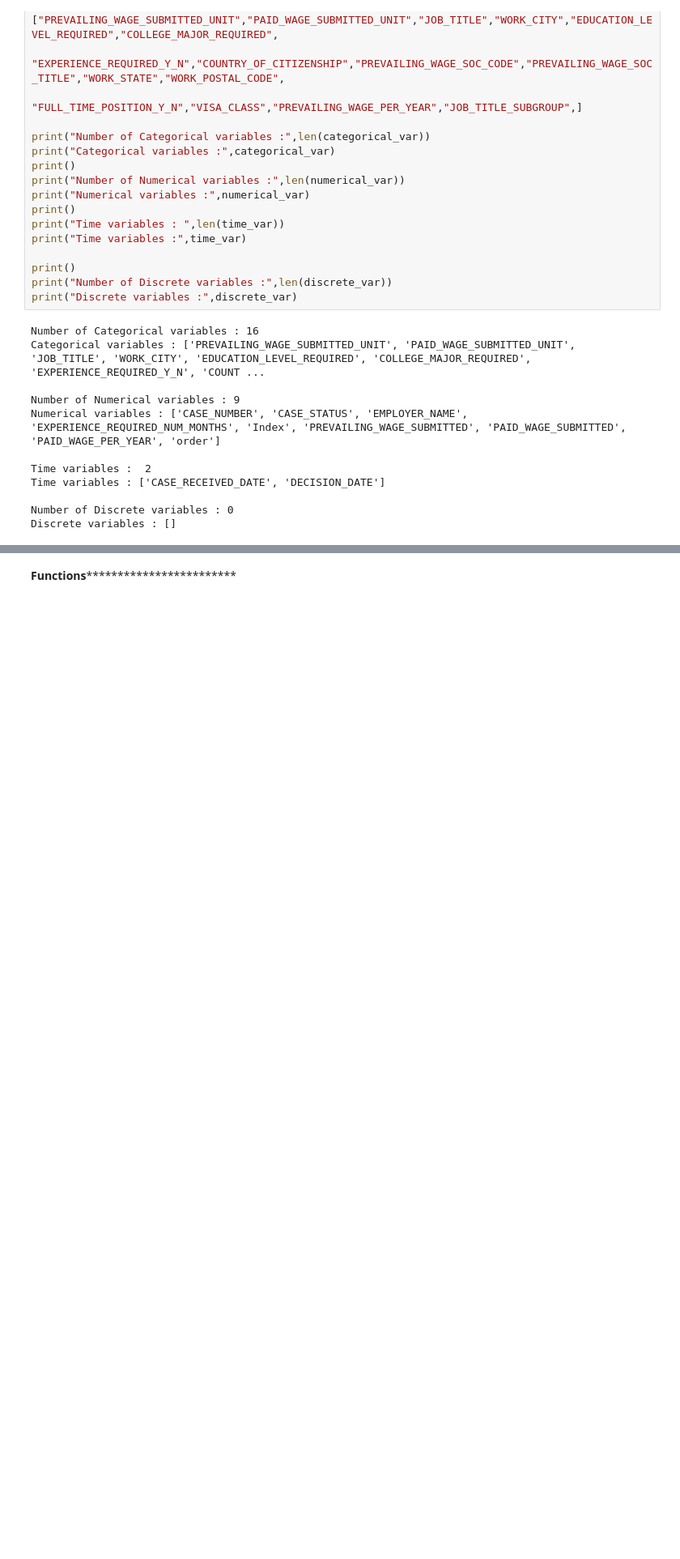
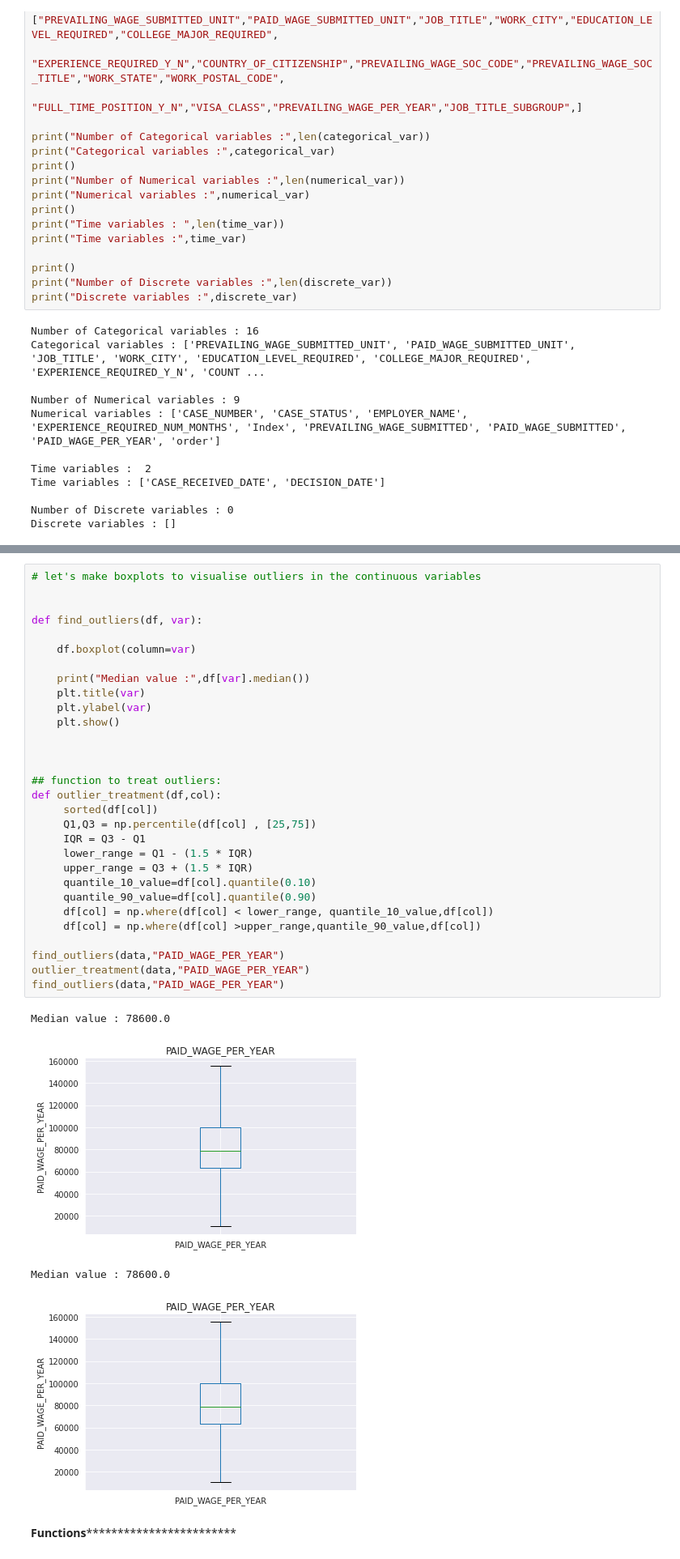
Before and after one commit to chandra-sekar-1983/data_visualization, a Jupyter notebook: Data_Visualization&Analysis.ipynb, the cells around one changed output, grey strips where cells are left out. Shown at 81% size. Saved outputs shown, nothing was run; the diff lists cells and outputs as text; blank space fills up the shorter version.

```diff
--- a/Data_Visualization&Analysis.ipynb
+++ b/Data_Visualization&Analysis.ipynb
@@ -106,3 +192,38 @@ Checking if there are duplicate columns or not
+# %%
+# let's make boxplots to visualise outliers in the continuous variables
+
+
+def find_outliers(df, var):
+
+    df.boxplot(column=var)
+
+    print("Median value :",df[var].median())
+    plt.title(var)
+    plt.ylabel(var)
+    plt.show()
+
+
+
+## function to treat outliers:
+def outlier_treatment(df,col):
+     sorted(df[col])
+     Q1,Q3 = np.percentile(df[col] , [25,75])
+     IQR = Q3 - Q1
+     lower_range = Q1 - (1.5 * IQR)
+     upper_range = Q3 + (1.5 * IQR)
+     quantile_10_value=df[col].quantile(0.10)
+     quantile_90_value=df[col].quantile(0.90)
+     df[col] = np.where(df[col] < lower_range, quantile_10_value,df[col])
+     df[col] = np.where(df[col] >upper_range,quantile_90_value,df[col])
+
+find_outliers(data,"PAID_WAGE_PER_YEAR")
+outlier_treatment(data,"PAID_WAGE_PER_YEAR")
+find_outliers(data,"PAID_WAGE_PER_YEAR")
+# %% [output]
+Median value : 78600.0
+[figure, added]
+Median value : 78600.0
+[figure, added]
 # %% [markdown]
 **Functions**************************
 # %%
```
Also changed, not shown: parts of 15 cells of this notebook.
